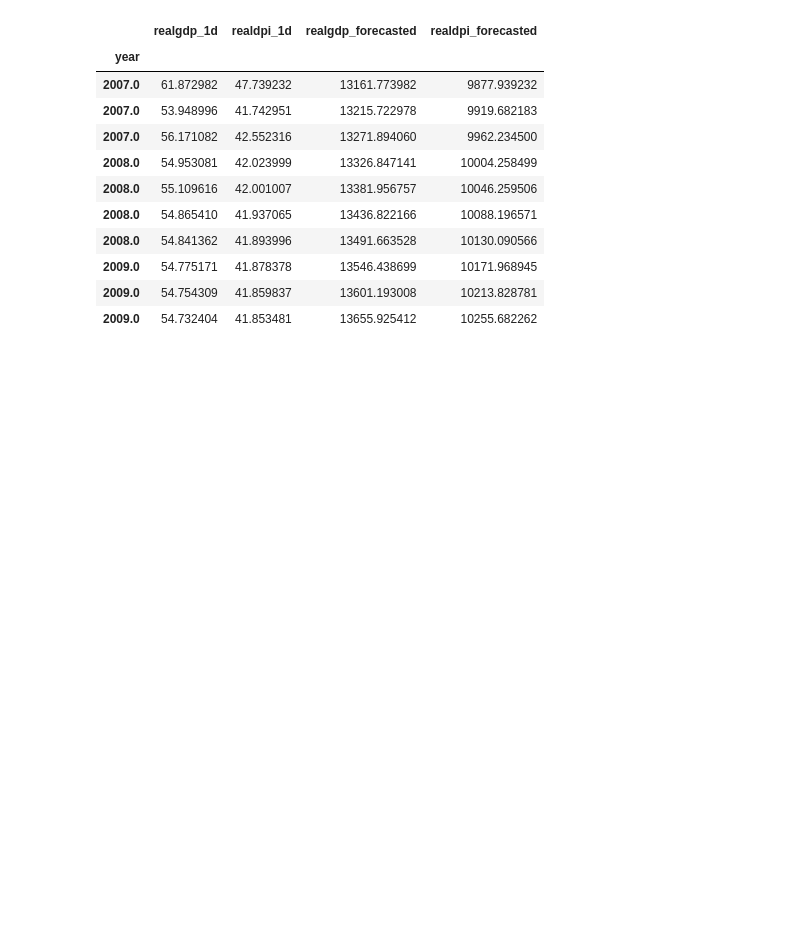
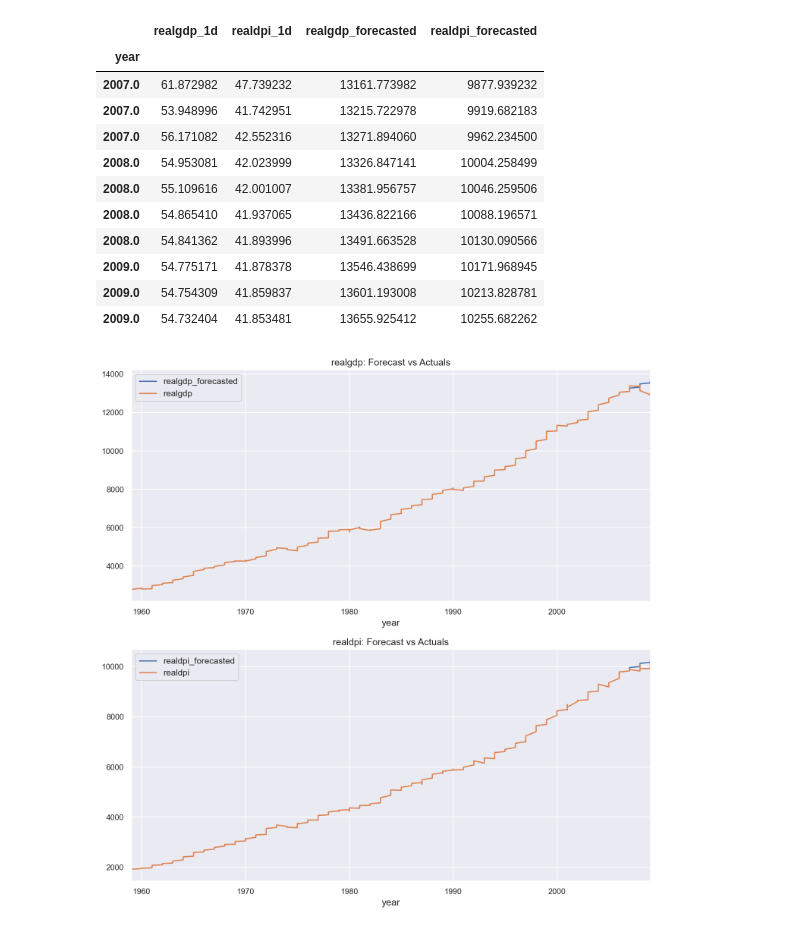
Before and after one commit to xxl4tomxu98/econometrics-gdp-dpi-VAR, a Jupyter notebook: real-world-VAR.ipynb, the cells around one changed output. Cells and saved outputs as stored; diff of their text form; code cells hidden in the pictures; blank space fills up the shorter version.

Commit message:
compare real and forecasted values

```diff
--- a/real-world-VAR.ipynb
+++ b/real-world-VAR.ipynb
@@ -64,8 +64,9 @@ ADF test statistic: -8.864893340673008
 p-value: 1.4493606159108096e-14
 # %%
 # train-test split of the data and keep the last 10-days as test data
-train = data_d.iloc[:-10,:]
-test = data_d.iloc[-10:,:]
+nobs = 10
+train = data_d.iloc[:-nobs,:]
+test = data_d.iloc[-nobs:,:]
 # %% [markdown]
 In the process of VAR modeling, we opt to employ Information Criterion Akaike (AIC) as a model selection criterion to conduct optimal model identification. In simple terms, we select the order (p) of VAR based on the best AIC score. The AIC, in general, penalizes models for being too complex, though the complex models may perform slightly better on some other model selection criterion. Hence, we expect an inflection point in searching the order (p), meaning that, the AIC score should decrease with order (p) gets larger until a certain order and then the score starts increasing. For this, we perform grid-search to investigate the optimal order (p).
 # %%
@@ -150,3 +151,18 @@ forecast
 | 2009.0 | 54.775171 | 41.878378 | 13546.438699 | 10171.968945 |
 | 2009.0 | 54.754309 | 41.859837 | 13601.193008 | 10213.828781 |
 | 2009.0 | 54.732404 | 41.853481 | 13655.925412 | 10255.682262 |
+# %%
+# plot forecast vs. actuals
+fig, axes = plt.subplots(nrows=int(len(data1.columns)), ncols=1, dpi=150, figsize=(10,10))
+for i, (col,ax) in enumerate(zip(data1.columns, axes.flatten())):
+    forecast[col+'_forecasted'].plot(legend=True, ax=ax).autoscale(axis='x',tight=True)
+    data1[col][-nobs:].plot(legend=True, ax=ax)
+    ax.set_title(col + ": Forecast vs Actuals")
+    ax.xaxis.set_ticks_position('none')
+    ax.yaxis.set_ticks_position('none')
+    ax.spines["top"].set_alpha(0)
+    ax.tick_params(labelsize=10)
+
+plt.tight_layout()
+# %% [output]
+[figure, added]
```
